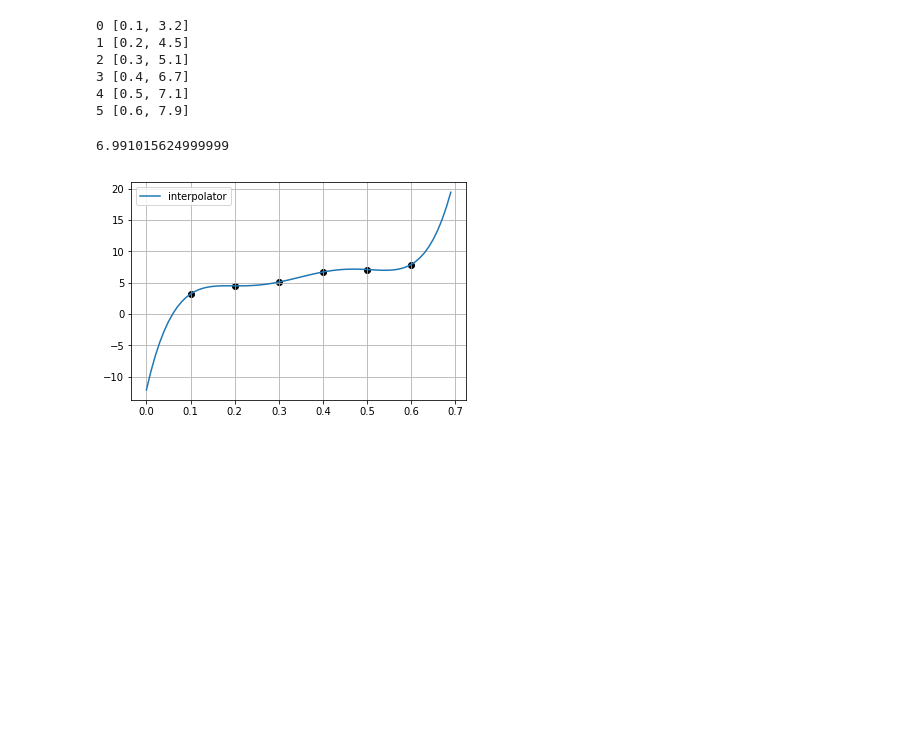
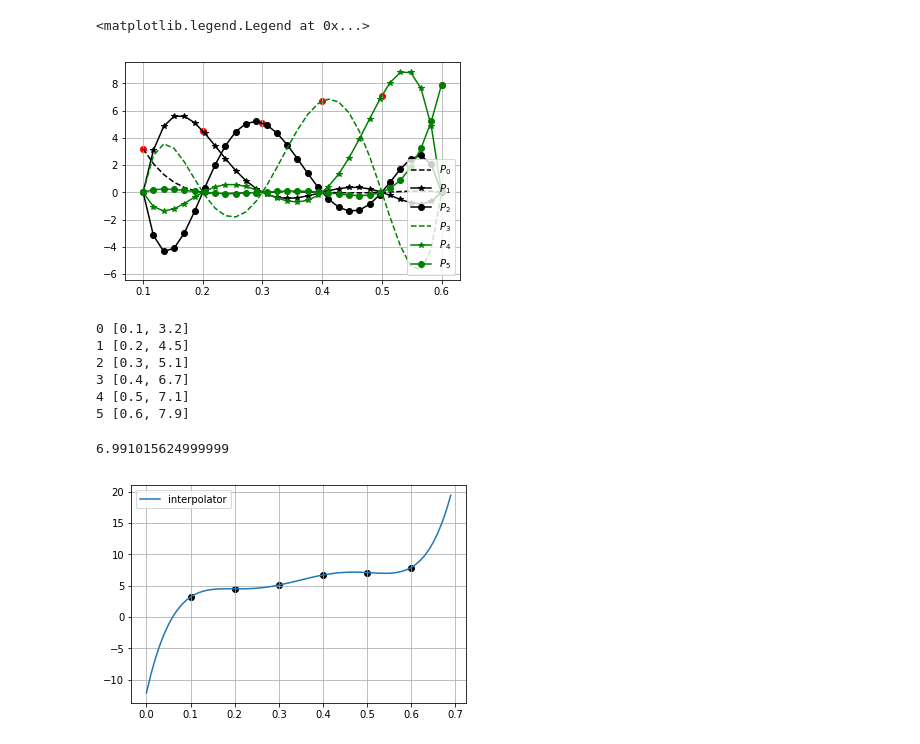
Before and after one commit to pachocamacho1990/MetNum_Py, a Jupyter notebook: Interpolacion/LagrangePol-classexample.ipynb, the cells around one changed output. Cells and saved outputs as stored; diff of their text form; code cells hidden in the pictures; blank space fills up the shorter version.

```diff
--- a/Interpolacion/LagrangePol-classexample.ipynb
+++ b/Interpolacion/LagrangePol-classexample.ipynb
@@ -12,3 +20,29 @@ P(x)=\sum_{i=0}^n y_i l_i(x) = \sum_{i=0}^n \left(y_i \prod_{j \neq i} \frac{x-x
+# %%
+import matplotlib.pyplot as plt
+import numpy as np
+%matplotlib inline
+
+def P(i,x):
+    num = datos[i][1]
+    for j in range(len(datos)):
+        if j!=i:
+            num *= (x-datos[j][0])/(datos[i][0]-datos[j][0])
+    return num
+
+datos = [[0.1,3.2],[0.2,4.5],[0.3,5.1],[0.4,6.7],[0.5,7.1],[0.6,7.9]]
+
+x = np.linspace(0.1,0.6,30)
+colores = ['--k','-*k','-ok','--g','-*g','-og']
+for i in range(len(datos)):
+    y = P(i,x)
+    plt.plot(x,y,colores[i], label = r'$P_{}$'.format(i))
+for point in datos:
+    plt.scatter(point[0],point[1],color='r')
+plt.grid(True)
+plt.legend(loc = 4)
+# %% [output]
+<matplotlib.legend.Legend at 0x...>
+[figure, added]
 # %%
 # INTERMEZZO: introduccion a la directiva ENUMERATE.
 # consideremos el siguiente ejemplo sencillo sobre una lista pequena:
```
Also changed, not shown: parts of 1 cell of this notebook.
